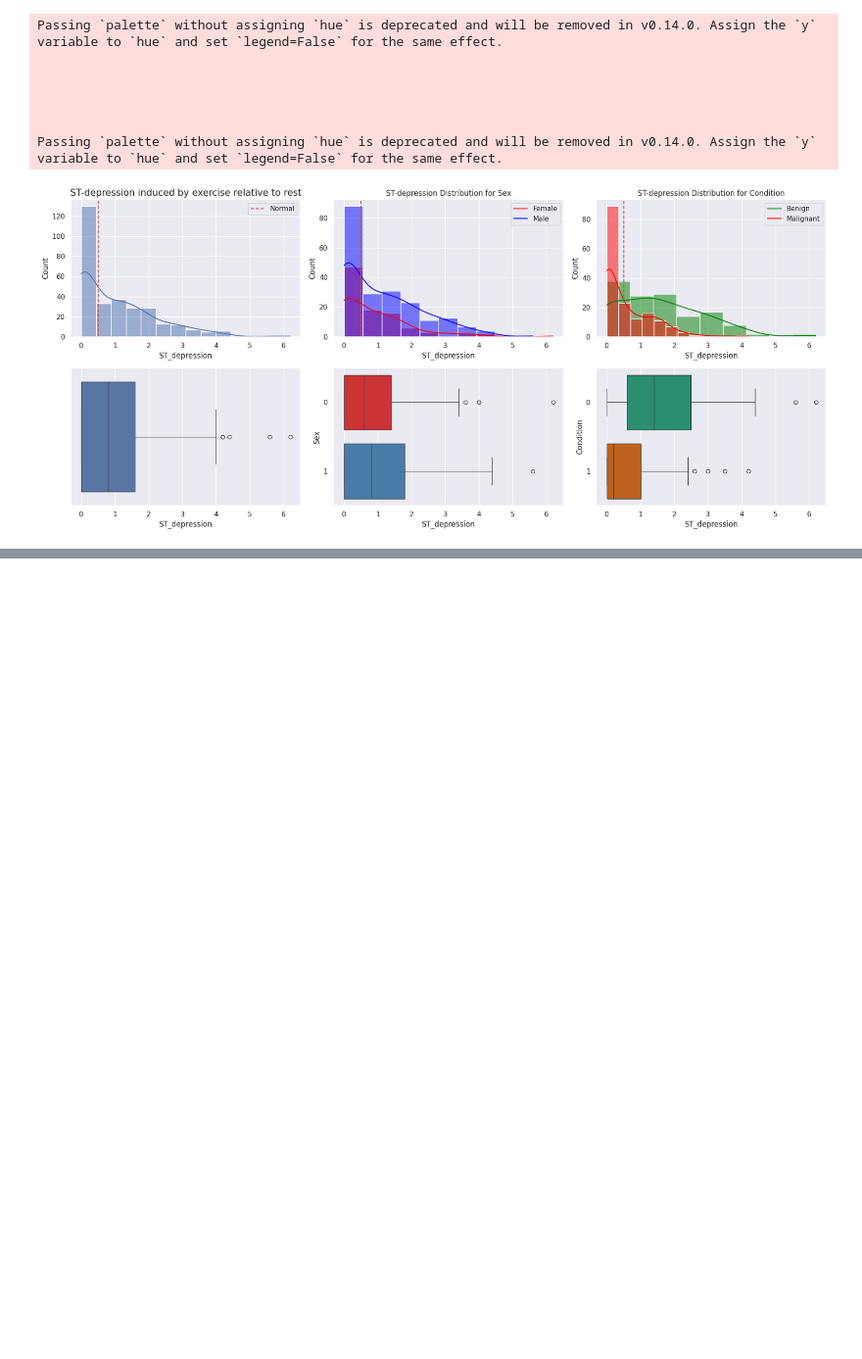
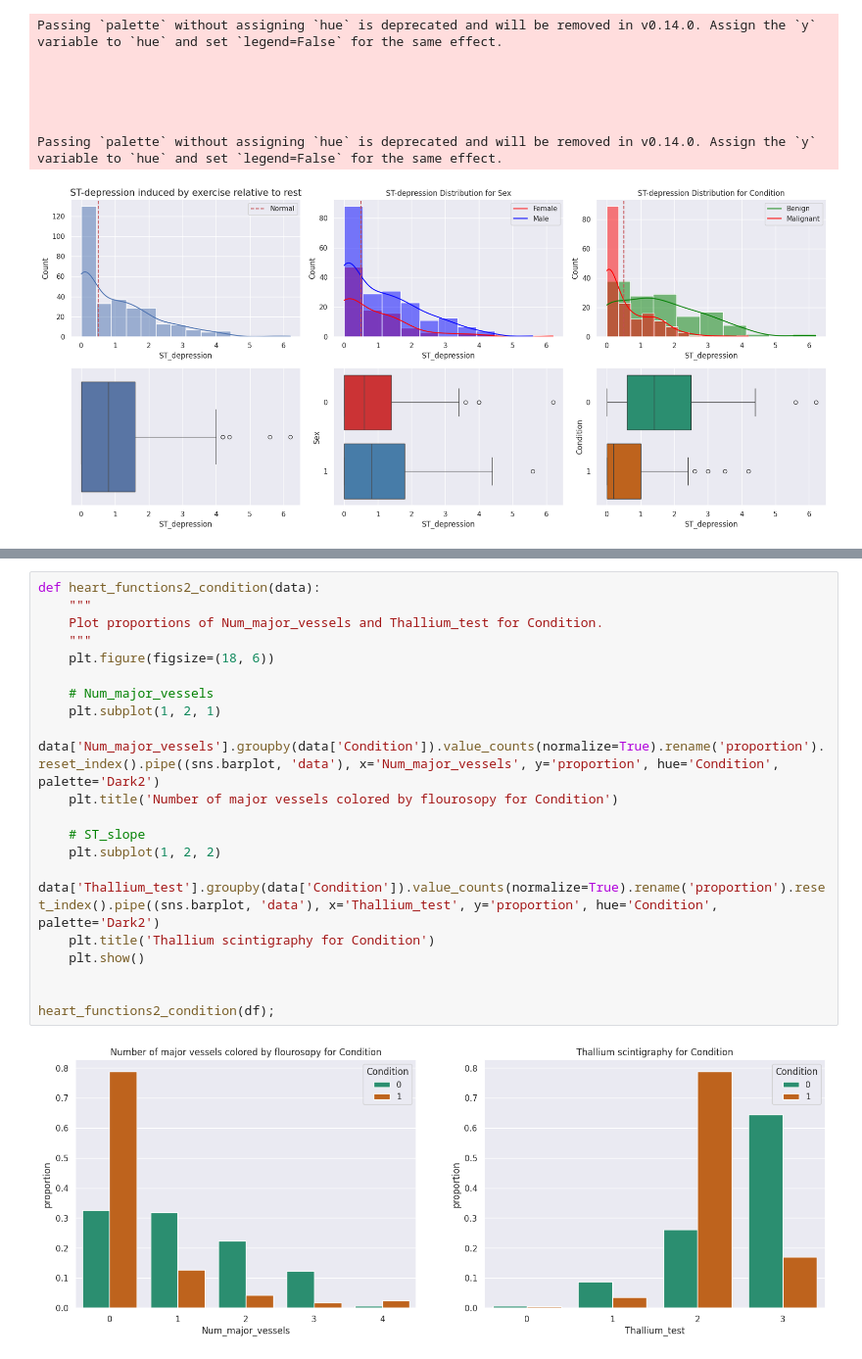
Before and after one commit to GudLukas/Lovelace-Team-Project, a Jupyter notebook: data.ipynb, the cells around one changed output, grey strips where cells are left out. Shown at 98% size. Cells and saved outputs as stored; diff of their text form; blank space fills up the shorter version.

```diff
--- a/data.ipynb
+++ b/data.ipynb
@@ -595,0 +642,22 @@ Passing `palette` without assigning `hue` is deprecated and will be removed in v
+# %%
+def heart_functions2_condition(data):
+    """
+    Plot proportions of Num_major_vessels and Thallium_test for Condition.
+    """
+    plt.figure(figsize=(18, 6))
+
+    # Num_major_vessels
+    plt.subplot(1, 2, 1)
+    data['Num_major_vessels'].groupby(data['Condition']).value_counts(normalize=True).rename('proportion').reset_index().pipe((sns.barplot, 'data'), x='Num_major_vessels', y='proportion', hue='Condition', palette='Dark2')
+    plt.title('Number of major vessels colored by flourosopy for Condition')
+
+    # ST_slope
+    plt.subplot(1, 2, 2)
+    data['Thallium_test'].groupby(data['Condition']).value_counts(normalize=True).rename('proportion').reset_index().pipe((sns.barplot, 'data'), x='Thallium_test', y='proportion', hue='Condition', palette='Dark2')
+    plt.title('Thallium scintigraphy for Condition')
+    plt.show()
+
+
+heart_functions2_condition(df);
+# %% [output]
+[figure, added]
```
Also changed, not shown: parts of 6 cells of this notebook.
